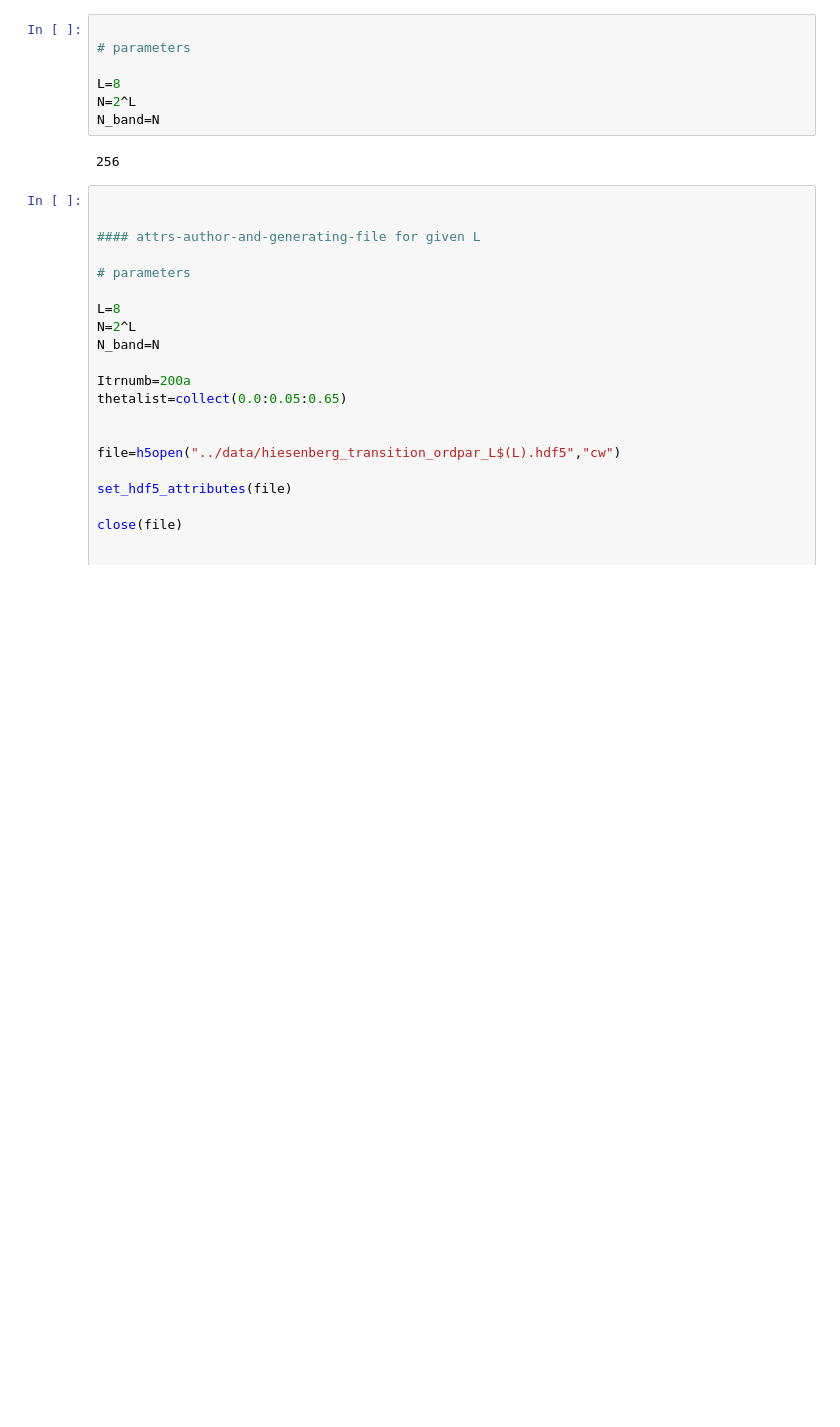
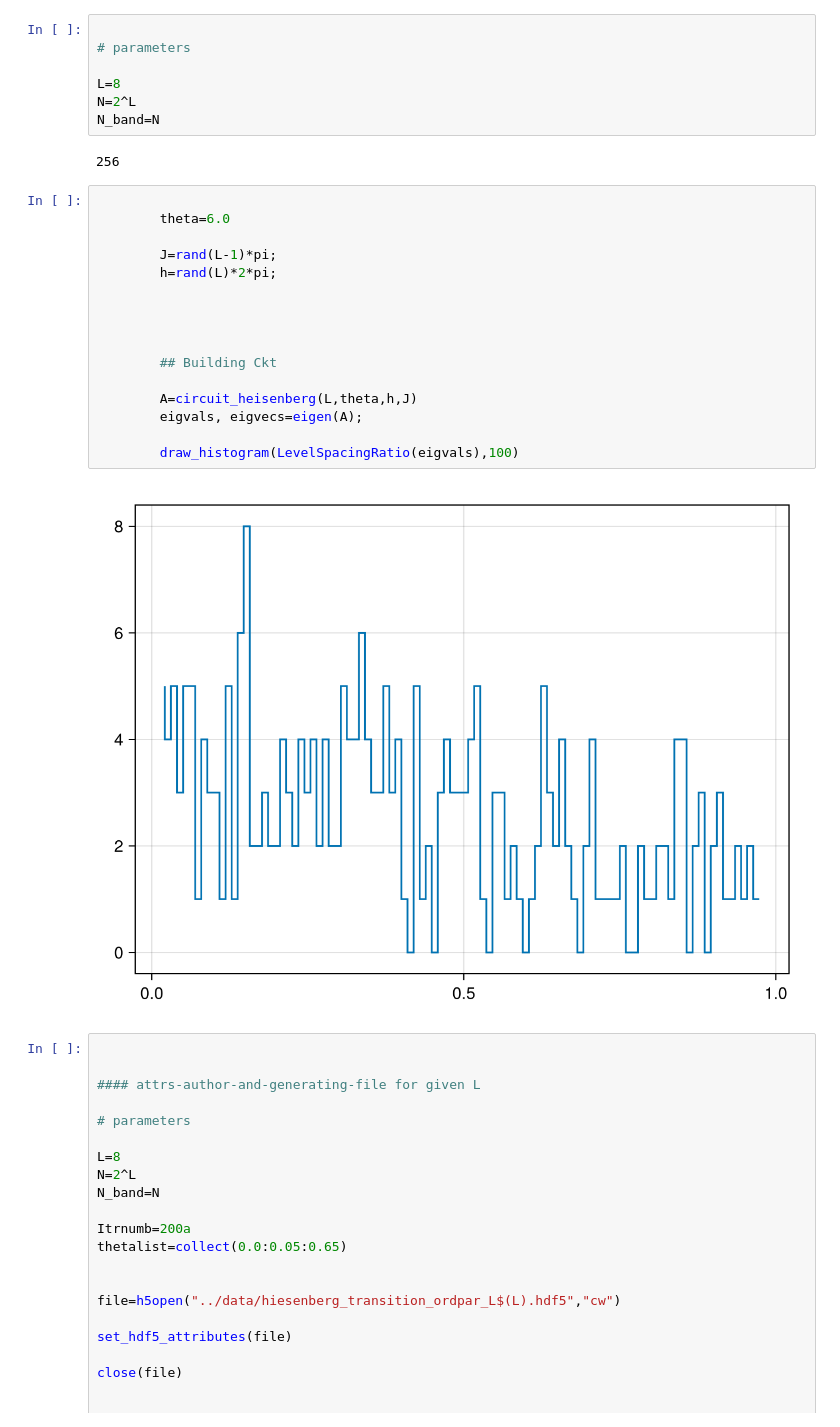
Before and after one commit to sagnikrg/info-lattice-fisher-information, a Jupyter notebook: code/scripts/script.heisenbergL8.ipynb, the cells around one changed output. Drawn from its saved outputs; the diff is of its cells as text; blank space fills up the shorter version.

```diff
--- a/code/scripts/script.heisenbergL8.ipynb
+++ b/code/scripts/script.heisenbergL8.ipynb
@@ -27,6 +30,24 @@ N=2^L
 N_band=N
 # %% [output]
 256
+# %%
+
+        theta=6.0
+
+        J=rand(L-1)*pi;
+        h=rand(L)*2*pi;
+
+
+
+
+        ## Building Ckt
+
+        A=circuit_heisenberg(L,theta,h,J)
+        eigvals, eigvecs=eigen(A);
+
+        draw_histogram(LevelSpacingRatio(eigvals),100)
+# %% [output]
+[figure, added]
 # %%
 
 
```
Also changed, not shown: parts of 1 cell of this notebook.
